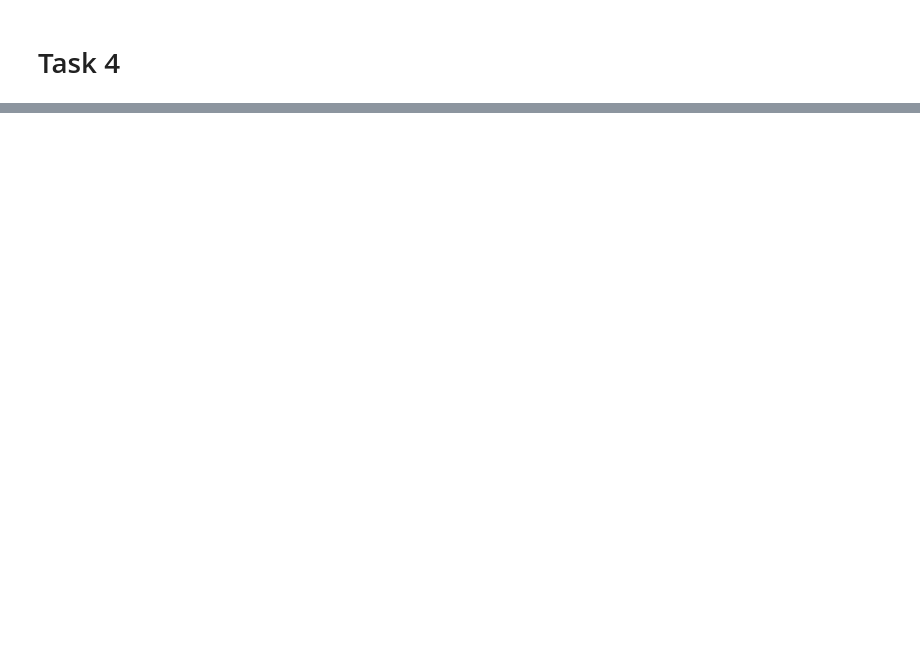
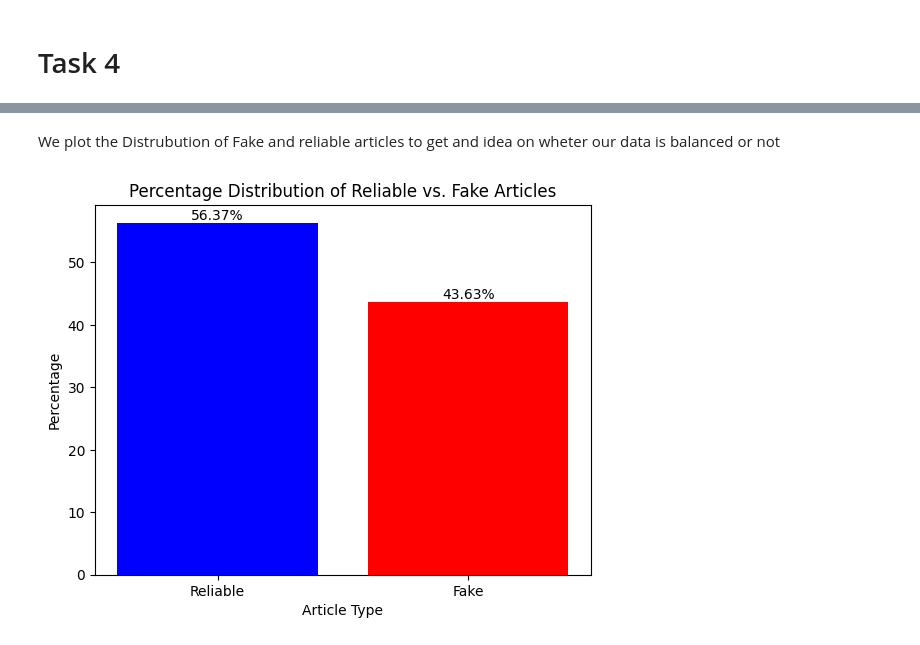
Before and after one commit to BogiSyderbo/FakeNewsProject, a Jupyter notebook: FakeNewsProject.ipynb, the cells around one changed output, grey strips where cells are left out. Saved outputs shown, nothing was run; the diff lists cells and outputs as text; code cells hidden in the pictures; blank space fills up the shorter version.

```diff
--- a/FakeNewsProject.ipynb
+++ b/FakeNewsProject.ipynb
@@ -280,0 +252,20 @@ weighted avg       0.67      0.82      0.74        22
+# %%
+import pandas as pd
+import numpy as np
+import matplotlib.pyplot as plt
+
+df = pd.read_csv('cleaned_news.csv', usecols=['content', 'type', 'title'], engine='c', dtype = str)
+dfcpy = df.copy()
+# label is 1 if the article is fake, 0 if the article is reliable
+dfcpy['label'] = dfcpy['type'].map({'fake': 1,
+                                    'conspiracy': 1,
+                                    'junksci': 1,
+                                    'bias': 1,
+                                    'clickbait': 0,
+                                    'political': 0,
+                                    'reliable': 0})
+dfcpy = dfcpy.dropna(subset=['label'])
+dfcpy['label'] = dfcpy['label'].astype(int)
+
+dfcpy = dfcpy.dropna(subset=['content'])
+dfcpy = dfcpy.dropna(subset=['title'])
@@ -280,0 +302,17 @@ weighted avg       0.67      0.82      0.74        22
+# %% [markdown]
+We plot the Distrubution of Fake and reliable articles to get and idea on wheter our data is balanced or not
+# %%
+# Examine the percentage distribution of 'reliable' vs. 'fake' articles
+grouped_type = dfcpy['label'].value_counts()
+grouped_type = grouped_type / grouped_type.sum() * 100
+
+# make a bar plot with percentages on bars
+plt.bar([0, 1], grouped_type, tick_label=['Reliable', 'Fake'], color=['blue', 'red'])
+plt.text(0, grouped_type[0], f'{grouped_type[0]:.2f}%', ha='center', va='bottom')
+plt.text(1, grouped_type[1], f'{grouped_type[1]:.2f}%', ha='center', va='bottom')
+plt.xlabel('Article Type')
+plt.ylabel('Percentage')
+plt.title('Percentage Distribution of Reliable vs. Fake Articles')
+plt.show()
+# %% [output]
+[figure, added]
```
Also changed, not shown: parts of 65 cells of this notebook.
